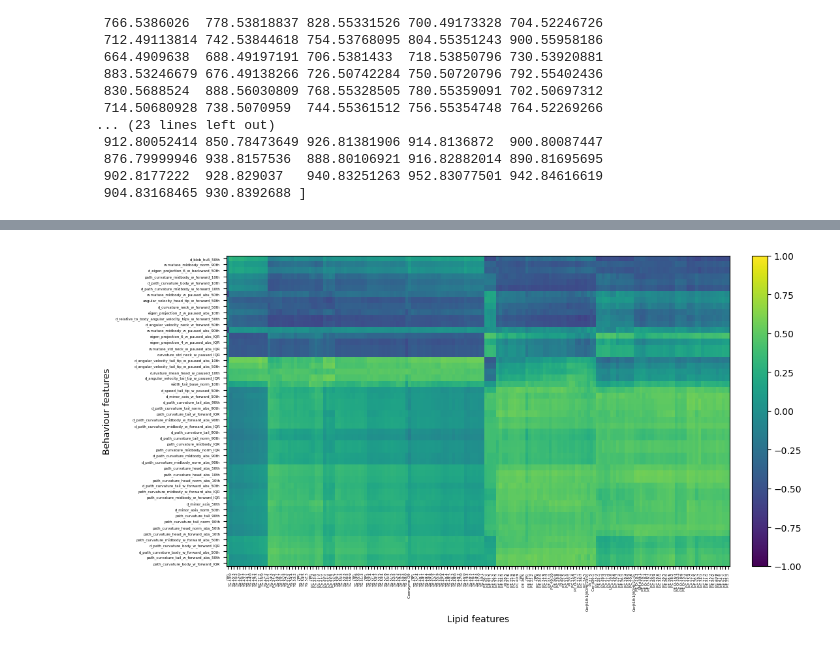
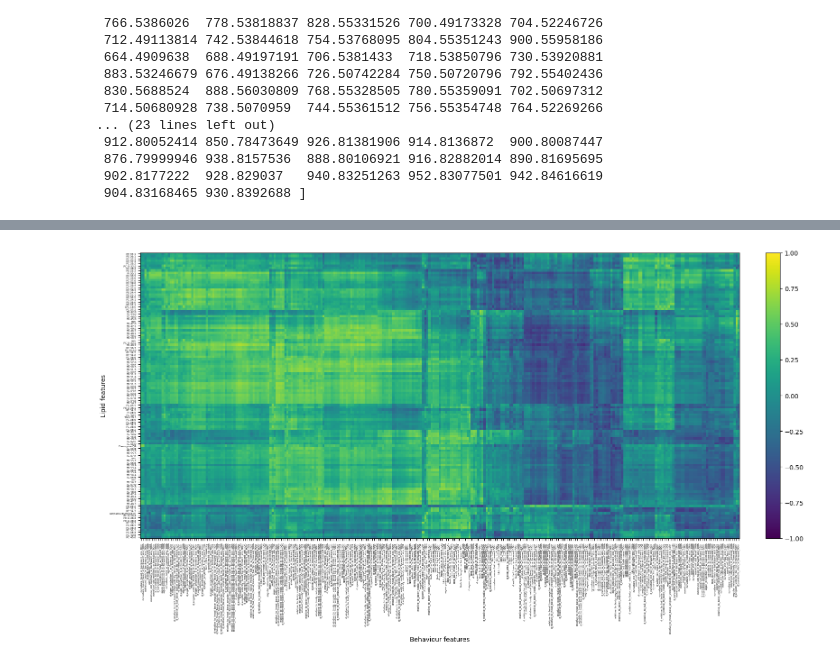
Before and after one commit to creeper349/scMM, a Jupyter notebook: wormethology.ipynb, the cells around one changed output, grey strips where cells are left out. Drawn from its saved outputs; the diff is of its cells as text; code cells hidden in the pictures.

```diff
--- a/wormethology.ipynb
+++ b/wormethology.ipynb
@@ -29,5 +35,9 @@ is_mz_obs = IS_inten["m/z"].values
 # %%
-print(data.X)
-data.gmis_calibration(n_pc = 6, shrinkage = 1.0, is_cv_threshold=0.25)
-print(data.X)
+import logging
+logging.basicConfig(level=logging.INFO)
+
+data.var["label"] = data.var["identification"].str.extract(r"^([A-Za-z]+)")[0]
+data.plot_features(color_key = "label", save_path="/home/zby/scMM/data/ethology_new/feature_plot_WT_30_uncalib.svg")
+data.gmis_calibration(n_pc = 3, shrinkage = 0.7, is_cv_threshold=0.3)
+data.plot_features(color_key = "label", save_path="/home/zby/scMM/data/ethology_new/feature_plot_WT_30_calib.svg")
 # %% [output]
@@ -149,42 +163,42 @@ corr, _ = spearmanr(X_sel, Y_sel)
 
 corr_matrix = corr[:X_sel.shape[1], X_sel.shape[1]:]
 
-threshold = 0.5
+threshold = 0.6
 
 lipid_indices = np.where(np.any(np.abs(corr_matrix) > threshold, axis=1))[0]
 behav_indices = np.where(np.any(np.abs(corr_matrix) > threshold, axis=0))[0]
 
 X_filtered = X_sel[:, lipid_indices]
 Y_filtered = Y_sel[:, behav_indices]
 corr_filtered = corr_matrix[np.ix_(lipid_indices, behav_indices)]
 filtered_lipid_names = lipid_names[lipid_indices]
 filtered_behav_names = behav_names[behav_indices]
 
 row_link = linkage(corr_filtered, method="average")
 col_link = linkage(corr_filtered.T, method="average")
 
 row_order = dendrogram(row_link, no_plot=True)['leaves']
 col_order = dendrogram(col_link, no_plot=True)['leaves']
 
 corr_clustered = corr_filtered[row_order][:, col_order]
 
 ordered_lipid_names = filtered_lipid_names[row_order]
 ordered_behav_names = filtered_behav_names[col_order]
 
-plt.figure(figsize=(11,6))
+plt.figure(figsize=(16,9))
 im = plt.imshow(
-    corr_clustered.T,
+    corr_clustered,
     aspect="auto",
     vmin=-1,
     vmax=1
 )
 
-plt.yticks(ticks=np.arange(len(ordered_behav_names)), labels=ordered_behav_names, fontsize=4)
-plt.xticks(ticks=np.arange(len(ordered_lipid_names)), labels=ordered_lipid_names, rotation=90, fontsize=4)
+plt.xticks(ticks=np.arange(len(ordered_behav_names)), labels=ordered_behav_names, rotation=90, fontsize=4)
+plt.yticks(ticks=np.arange(len(ordered_lipid_names)), labels=ordered_lipid_names, fontsize=4)
 plt.colorbar(im, fraction=0.046, pad=0.04)
-plt.ylabel("Behaviour features")
-plt.xlabel("Lipid features")
+plt.xlabel("Behaviour features")
+plt.ylabel("Lipid features")
 plt.tight_layout()
 plt.savefig("/home/zby/scMM/data/ethology_new/lipid_behaviour_correlation.svg", dpi=300)
 # %% [output]
-[figure, old version]
+[figure, new version]
```
Also changed, not shown: parts of 5 cells of this notebook, 1 other file.
